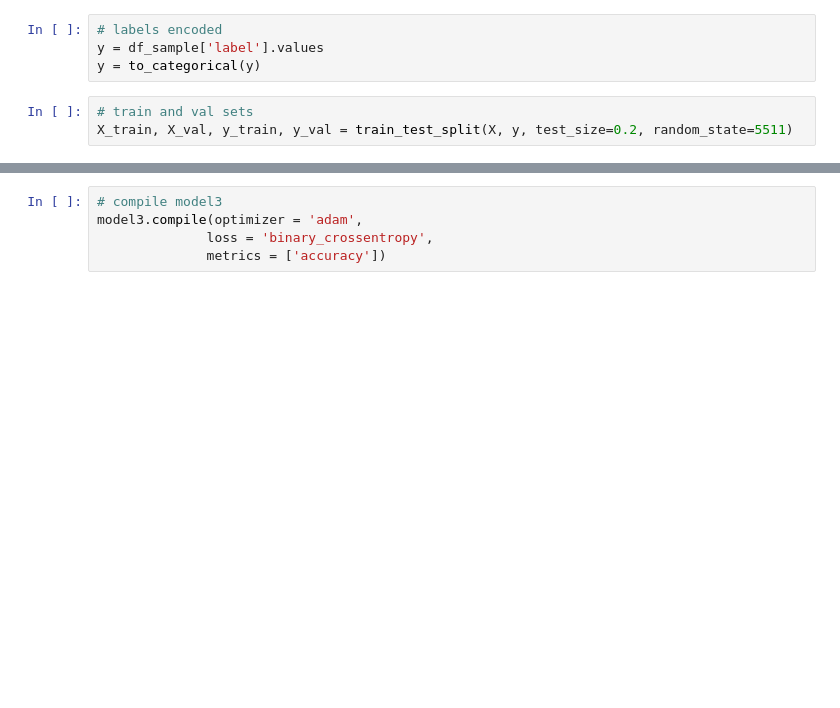
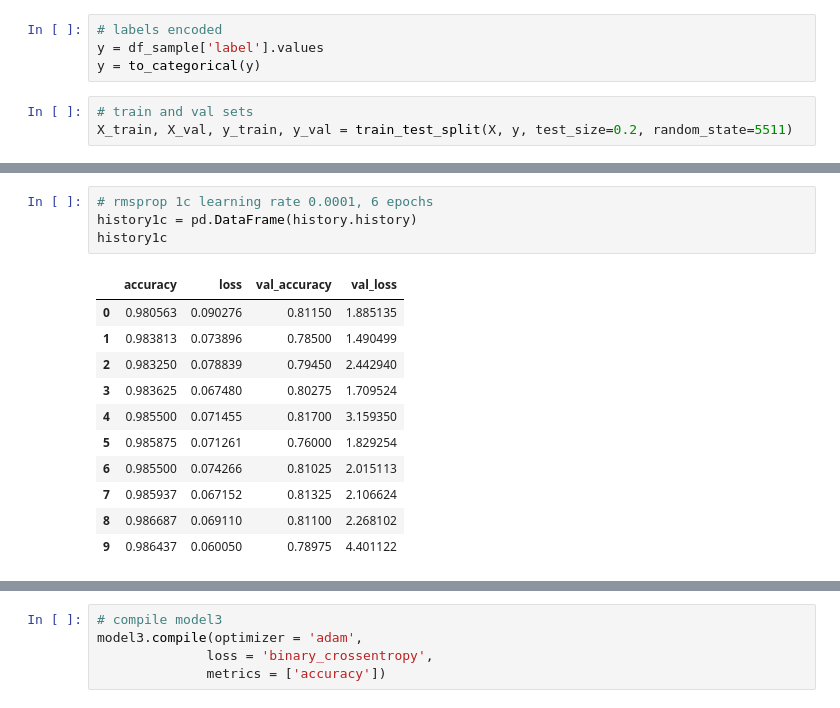
Before and after one commit to FleaBusyBeeBergs/dtsa5511-cnn-cancer-detection, a Jupyter notebook: cnn-cancer-detection.ipynb, the cells around one changed output, grey strips where cells are left out. Saved outputs shown, nothing was run; the diff lists cells and outputs as text; blank space fills up the shorter version.

```diff
--- a/cnn-cancer-detection.ipynb
+++ b/cnn-cancer-detection.ipynb
@@ -220,0 +308,16 @@ model1.add(Dense(2, activation = 'softmax'))
+# %%
+# rmsprop 1c learning rate 0.0001, 6 epochs
+history1c = pd.DataFrame(history.history)
+history1c
+# %% [output]
+|  | accuracy | loss | val_accuracy | val_loss |
+| 0 | 0.980563 | 0.090276 | 0.81150 | 1.885135 |
+| 1 | 0.983813 | 0.073896 | 0.78500 | 1.490499 |
+| 2 | 0.983250 | 0.078839 | 0.79450 | 2.442940 |
+| 3 | 0.983625 | 0.067480 | 0.80275 | 1.709524 |
+| 4 | 0.985500 | 0.071455 | 0.81700 | 3.159350 |
+| 5 | 0.985875 | 0.071261 | 0.76000 | 1.829254 |
+| 6 | 0.985500 | 0.074266 | 0.81025 | 2.015113 |
+| 7 | 0.985937 | 0.067152 | 0.81325 | 2.106624 |
+| 8 | 0.986687 | 0.069110 | 0.81100 | 2.268102 |
+| 9 | 0.986437 | 0.060050 | 0.78975 | 4.401122 |
```
Also changed, not shown: parts of 23 cells of this notebook.
